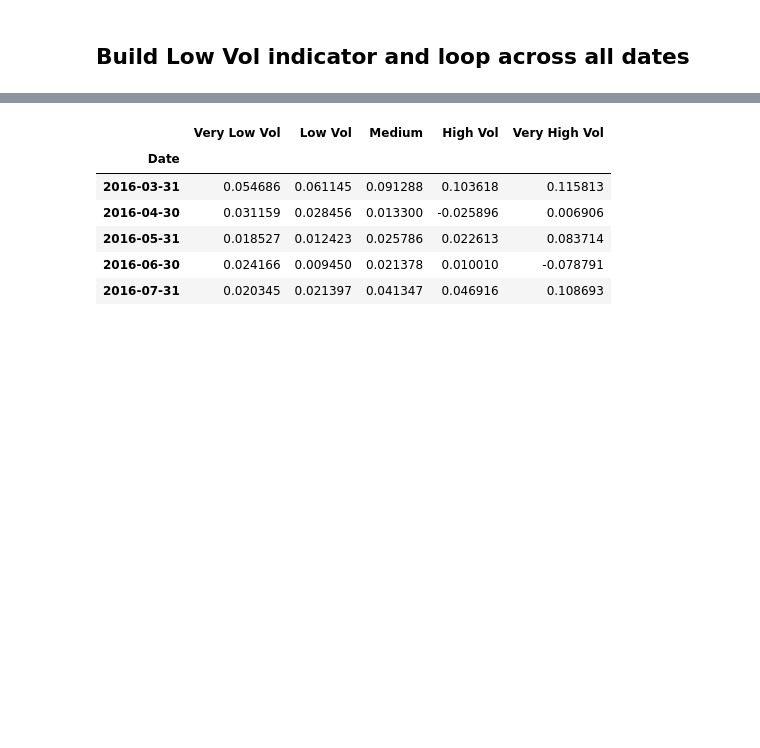
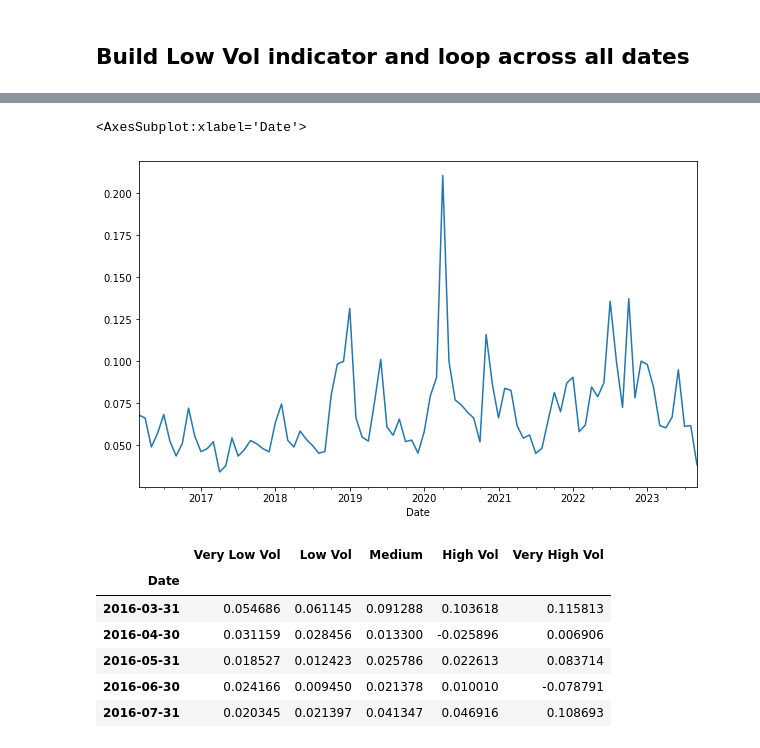
Before and after one commit to sgrillin/Low_Vol_systematic_strategy, a Jupyter notebook: Low-Vol Trading Strategy.ipynb, the cells around one changed output, grey strips where cells are left out. Saved outputs shown, nothing was run; the diff lists cells and outputs as text; code cells hidden in the pictures; blank space fills up the shorter version.

Commit message:
Added EWMA

```diff
--- a/Low-Vol Trading Strategy.ipynb
+++ b/Low-Vol Trading Strategy.ipynb
@@ -155,5 +161,9 @@ vol_12 = vol_12.dropna(axis=0)
 # %%
-# Low Vol indicator using EWMA, with decay factor alpha = 0.94
-vol_ewma_12 = data_monthly_clean.pct_change().ewm(alpha = 0.94).std()
+# 2nd Signal: Low Vol indicator using EWMA, with decay factor alpha = 0.94
+vol_ewma_12 = data_monthly_clean.pct_change().ewm(alpha = 0.94, adjust = True).std()
 # Drop the 1 or 2 rows with NA's
 vol_ewma_12 = vol_ewma_12.dropna(axis=0)
+vol_ewma_12.mean(axis = 1).plot(figsize = (10,6))
+# %% [output]
+<AxesSubplot:xlabel='Date'>
+[figure, added]
```
Also changed, not shown: parts of 4 cells of this notebook.
